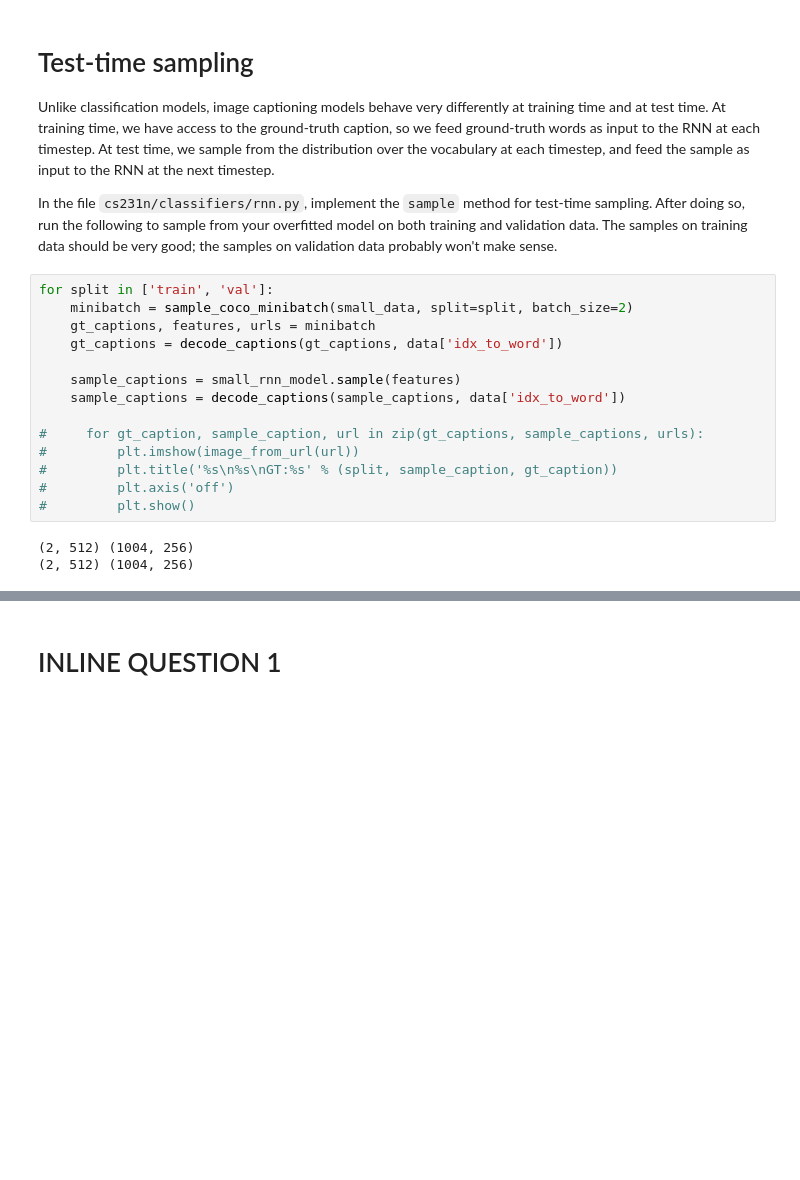
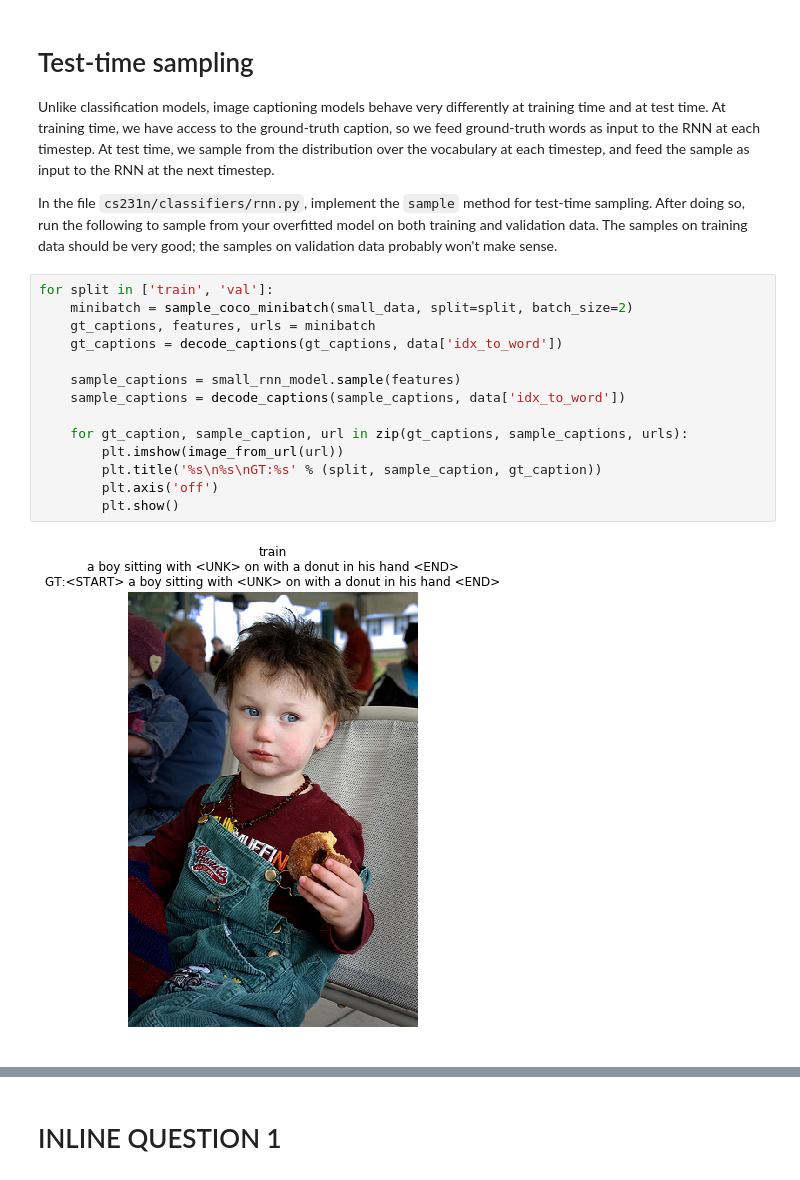
Before and after one commit to dhungle/CS231n-2018, a Jupyter notebook: assignment3/RNN_Captioning.ipynb, the cells around one changed output, grey strips where cells are left out. Drawn from its saved outputs; the diff is of its cells as text; blank space fills up the shorter version.

```diff
--- a/assignment3/RNN_Captioning.ipynb
+++ b/assignment3/RNN_Captioning.ipynb
@@ -497,17 +486,16 @@ In the file `cs231n/classifiers/rnn.py`, implement the `sample` method for test-
 # %%
 for split in ['train', 'val']:
     minibatch = sample_coco_minibatch(small_data, split=split, batch_size=2)
     gt_captions, features, urls = minibatch
     gt_captions = decode_captions(gt_captions, data['idx_to_word'])
 
     sample_captions = small_rnn_model.sample(features)
     sample_captions = decode_captions(sample_captions, data['idx_to_word'])
 
-#     for gt_caption, sample_caption, url in zip(gt_captions, sample_captions, urls):
-#         plt.imshow(image_from_url(url))
-#         plt.title('%s\n%s\nGT:%s' % (split, sample_caption, gt_caption))
-#         plt.axis('off')
-#         plt.show()
+    for gt_caption, sample_caption, url in zip(gt_captions, sample_captions, urls):
+        plt.imshow(image_from_url(url))
+        plt.title('%s\n%s\nGT:%s' % (split, sample_caption, gt_caption))
+        plt.axis('off')
+        plt.show()
 # %% [output]
-(2, 512) (1004, 256)
-(2, 512) (1004, 256)
+[figure, added]
```
Also changed, not shown: parts of 6 cells of this notebook, 2 other files.
